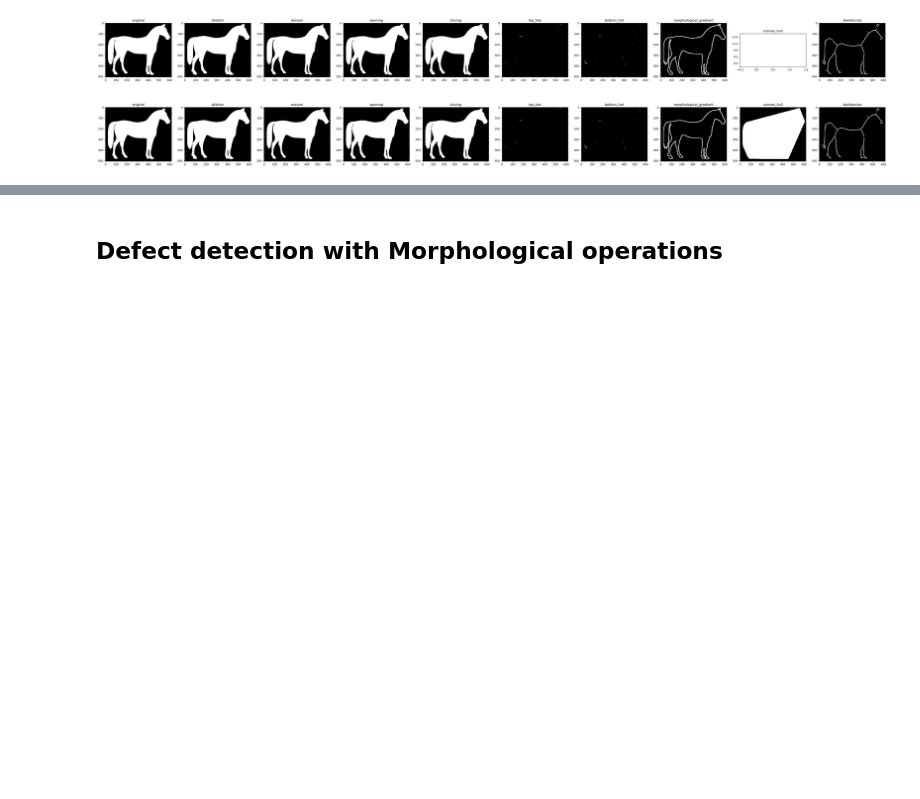
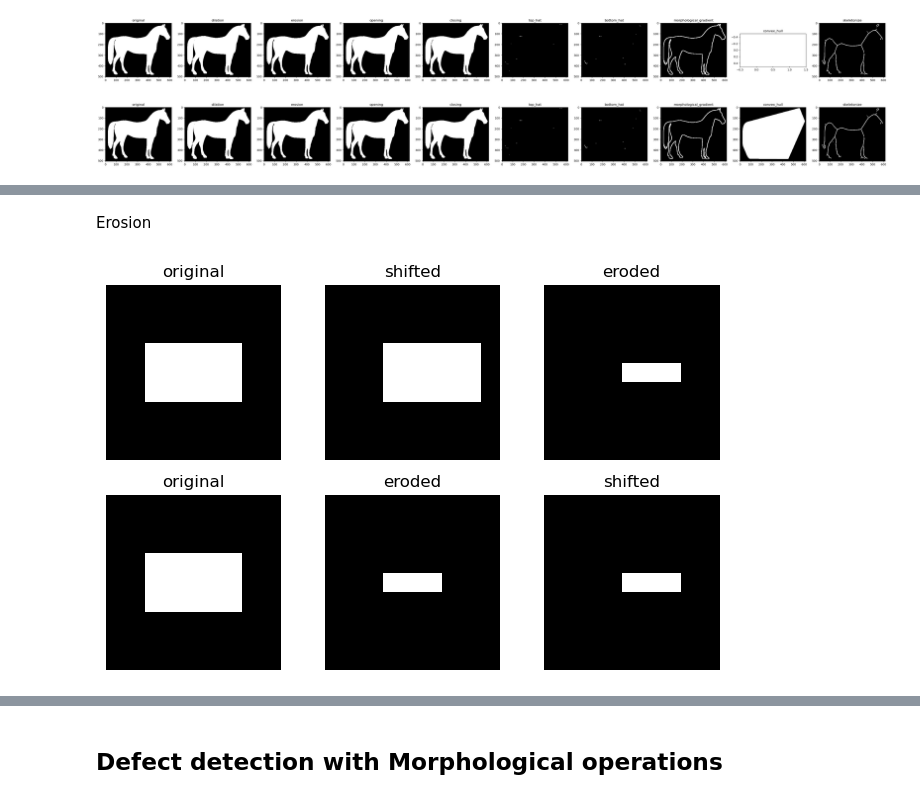
Before and after one commit to Pikurrot/cv-problems-uab, a Jupyter notebook: Lab 2/Practicum_Fundamentals_CV_Students_Lab2.ipynb, the cells around one changed output, grey strips where cells are left out. Saved outputs shown, nothing was run; the diff lists cells and outputs as text; code cells hidden in the pictures; blank space fills up the shorter version.

```diff
--- a/Lab 2/Practicum_Fundamentals_CV_Students_Lab2.ipynb
+++ b/Lab 2/Practicum_Fundamentals_CV_Students_Lab2.ipynb
@@ -510,0 +475,18 @@ plt.show()
+# %% [markdown]
+Erosion
+# %%
+fig, ax = plt.subplots(2, 3, figsize=(8, 5))
+process_1 = [image2, np.roll(image2, 1, axis=1), erosion(np.roll(image2, 1, axis=1), structuring_element)]
+process_2 = [image2, erosion(image2, structuring_element), np.roll(erosion(image2, structuring_element), 1, axis=1)]
+
+for i, (img, title) in enumerate(zip(process_1, ['original', 'shifted', 'eroded'])):
+	ax[0, i].imshow(img, cmap='gray', vmin=0, vmax=1)
+	ax[0, i].set_title(title)
+	ax[0, i].axis('off')
+for i, (img, title) in enumerate(zip(process_2, ['original', 'eroded', 'shifted'])):
+	ax[1, i].imshow(img, cmap='gray', vmin=0, vmax=1)
+	ax[1, i].set_title(title)
+	ax[1, i].axis('off')
+plt.show()
+# %% [output]
+[figure, added]
```
Also changed, not shown: parts of 25 cells of this notebook.
